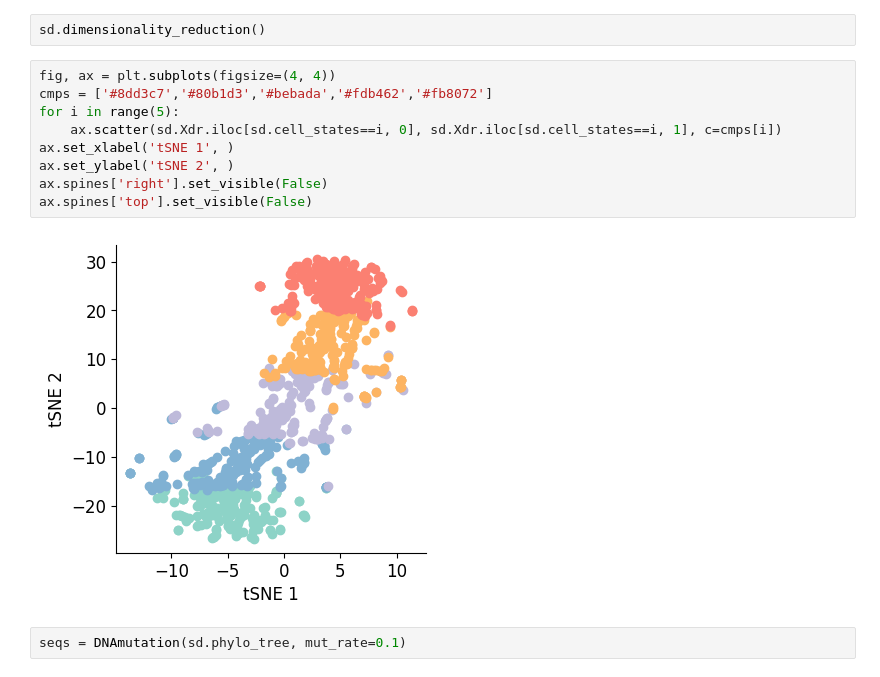
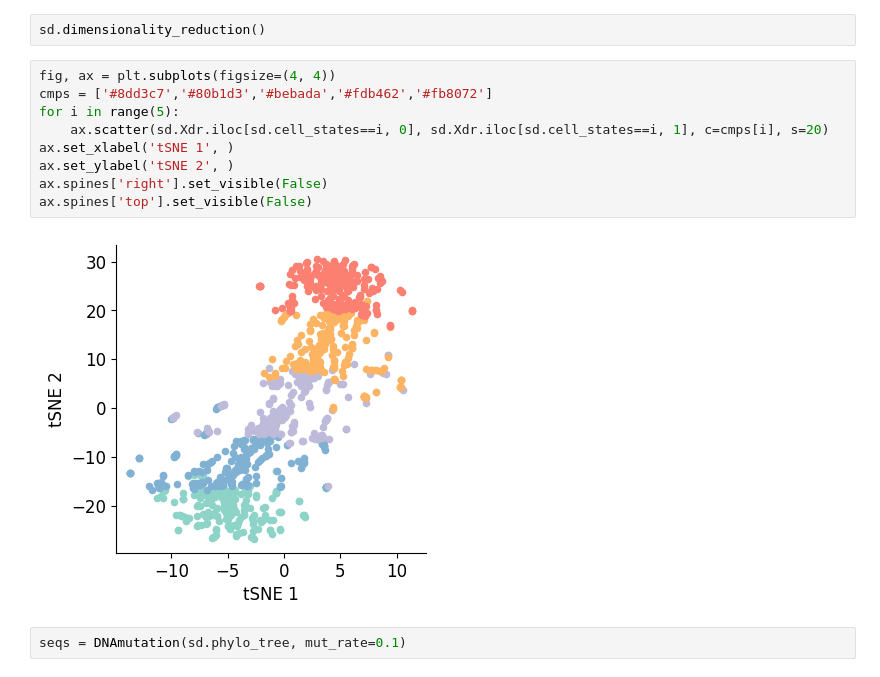
Before and after one commit to kunwang34/mtDNA_simulation, a Jupyter notebook: notebook/Linear_model.ipynb, the cells around one changed output. Saved outputs shown, nothing was run; the diff lists cells and outputs as text.

```diff
--- a/notebook/simulation_linear-2000genes-Copy1.ipynb
+++ b/notebook/Linear_model.ipynb
@@ -98,14 +98,14 @@ sd.dimensionality_reduction()
 # %%
 fig, ax = plt.subplots(figsize=(4, 4))
 cmps = ['#8dd3c7','#80b1d3','#bebada','#fdb462','#fb8072']
 for i in range(5):
-    ax.scatter(sd.Xdr.iloc[sd.cell_states==i, 0], sd.Xdr.iloc[sd.cell_states==i, 1], c=cmps[i])
+    ax.scatter(sd.Xdr.iloc[sd.cell_states==i, 0], sd.Xdr.iloc[sd.cell_states==i, 1], c=cmps[i], s=20)
 ax.set_xlabel('tSNE 1', )
 ax.set_ylabel('tSNE 2', )
 ax.spines['right'].set_visible(False)
 ax.spines['top'].set_visible(False)
 # %% [output]
-[figure, old version]
+[figure, new version]
 # %%
 seqs = DNAmutation(sd.phylo_tree, mut_rate=0.1)
 # %%
```
Also changed, not shown: 1 other file.
